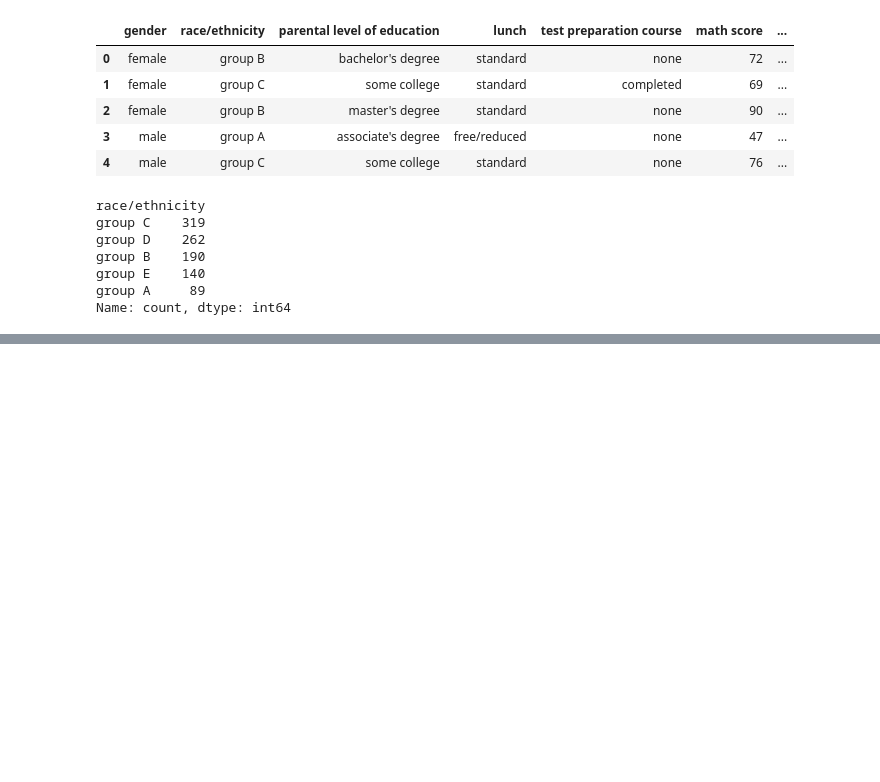
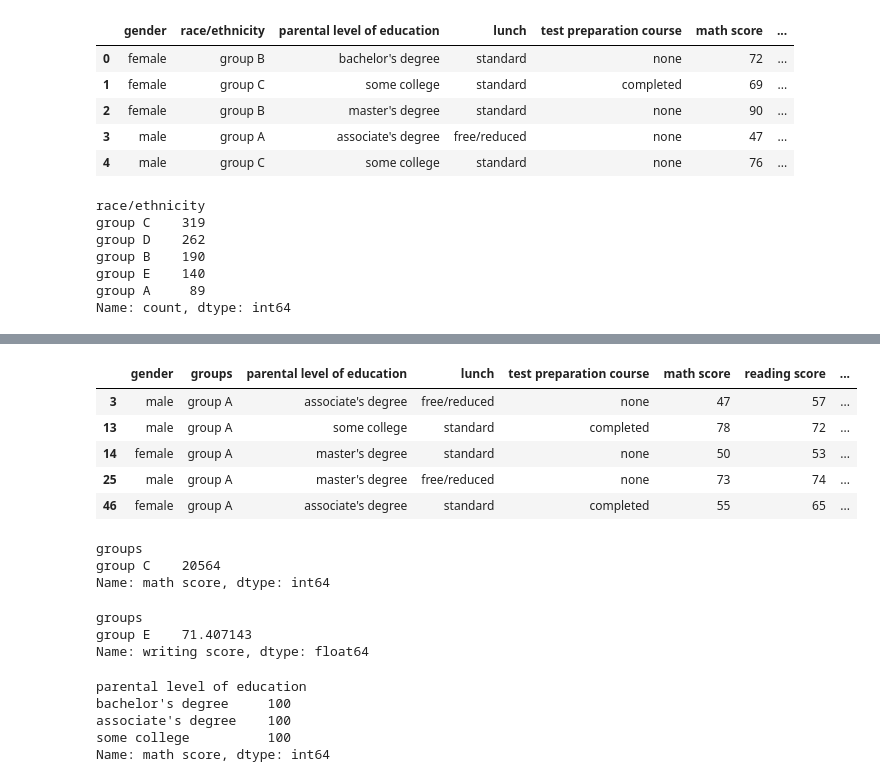
Before and after one commit to prathamTamrakar/Python-ML-GenAi-Training, a Jupyter notebook: Pandas/pandasGroupbyAndMerging.ipynb, the cells around one changed output, grey strips where cells are left out. Saved outputs shown, nothing was run; the diff lists cells and outputs as text; code cells hidden in the pictures; blank space fills up the shorter version.

```diff
--- a/Pandas/pandasGroupbyAndMerging.ipynb
+++ b/Pandas/pandasGroupbyAndMerging.ipynb
@@ -35,0 +167,33 @@ data.sample(5)
+# %%
+groups.get_group('group A').head()
+# %% [output]
+|  | gender | groups | parental level of education | lunch | test preparation course | math score | reading score | ... |
+| 3 | male | group A | associate's degree | free/reduced | none | 47 | 57 | ... |
+| 13 | male | group A | some college | standard | completed | 78 | 72 | ... |
+| 14 | female | group A | master's degree | standard | none | 50 | 53 | ... |
+| 25 | male | group A | master's degree | free/reduced | none | 73 | 74 | ... |
+| 46 | female | group A | associate's degree | standard | completed | 55 | 65 | ... |
+# %%
+# Find that group which scored highest total in math
+
+print(groups['math score'].sum().sort_values().tail(1))
+# %% [output]
+groups
+group C    20564
+Name: math score, dtype: int64
+# %%
+# Find that group which scored average highest avg in wrting
+
+print(groups['writing score'].mean().sort_values().tail(1))
+# %% [output]
+groups
+group E    71.407143
+Name: writing score, dtype: float64
+# %%
+print(parental['math score'].max().sort_values().tail(3))
+# %% [output]
+parental level of education
+bachelor's degree     100
+associate's degree    100
+some college          100
+Name: math score, dtype: int64
```
Also changed, not shown: parts of 22 cells of this notebook, 2 other files.
